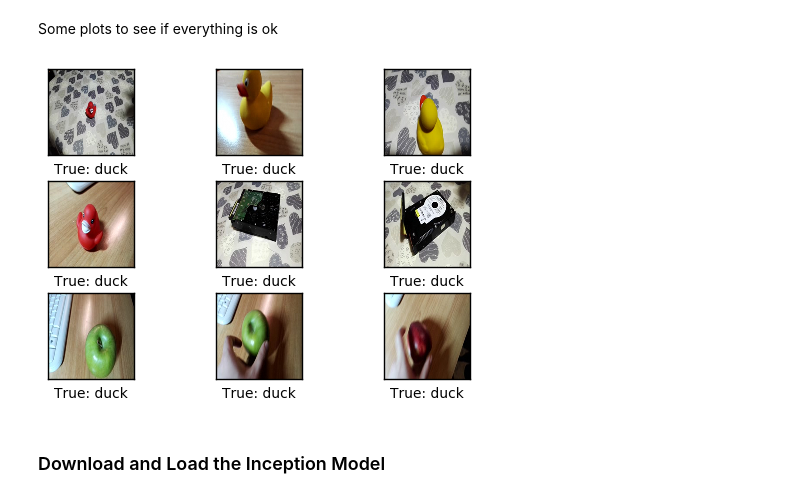
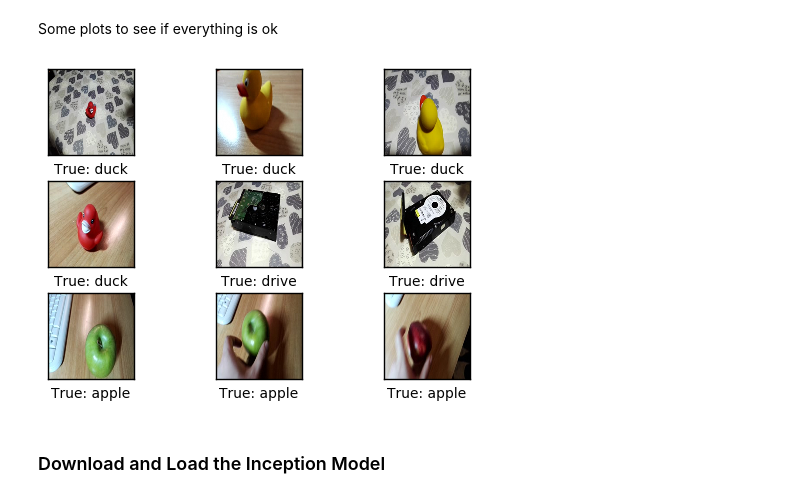
Before and after one commit to Kidel/Deep-Learning-CNN-for-Image-Recognition, a Jupyter notebook: 05_Transfer_Learning_on_Video_Data.ipynb, the cells around one changed output. Drawn from its saved outputs; the diff is of its cells as text; code cells hidden in the pictures.

```diff
--- a/05_Transfer_Learning_on_Video_Data.ipynb
+++ b/05_Transfer_Learning_on_Video_Data.ipynb
@@ -93,22 +93,22 @@ Some plots to see if everything is ok
 # %%
 from matplotlib.image import imread
 
 def load_images(image_paths):
     # Load the images from disk.
     images = [imread(path) for path in image_paths]
     # Convert to a numpy array and return it.
     return np.asarray(images)
 
 # Load the first images from the test-set.
 images = load_images(image_paths=(image_paths_train[3:7]+image_paths_train[555:557]+image_paths_train[-4:-1]))
 
 # Get the true classes for those images.
-cls_true = cls_test[0:9]
+cls_true = np.append(np.append(cls_train[3:7], cls_train[555:557]), cls_train[-4:-1])
 
 # Plot the images and labels using our helper-function above.
 plot_images(images=images, cls_true=cls_true, smooth=True)
 # %% [output]
-[figure, old version]
+[figure, new version]
 # %%
 images = load_images(image_paths=image_paths_train)
 images_test = load_images(image_paths=image_paths_test)
```
Also changed, not shown: parts of 5 cells of this notebook.
